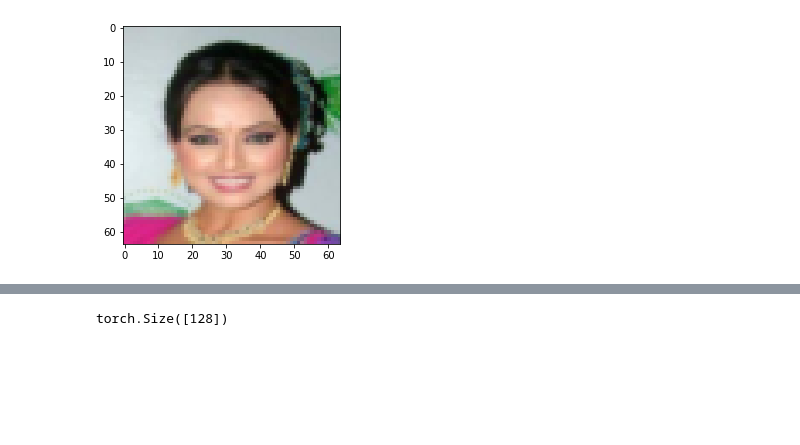
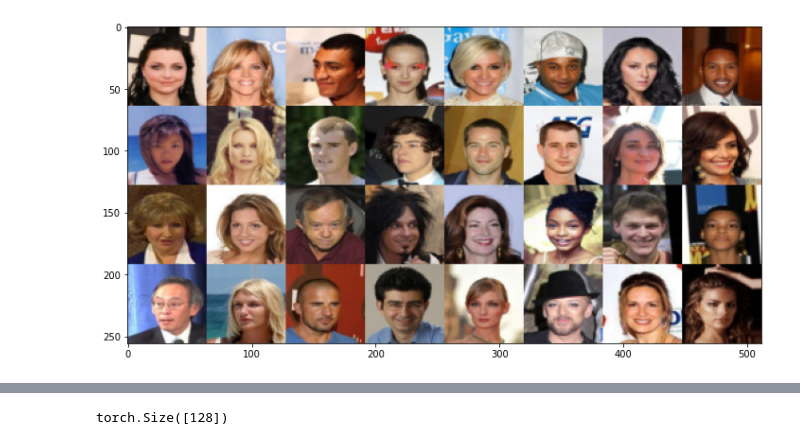
Before and after one commit to YakubovSlava/PrivateCodeRepo, a Jupyter notebook: DCGAN/model_faces.ipynb, the cells around one changed output, grey strips where cells are left out. Saved outputs shown, nothing was run; the diff lists cells and outputs as text; code cells hidden in the pictures; blank space fills up the shorter version.

```diff
--- a/DCGAN/model_faces.ipynb
+++ b/DCGAN/model_faces.ipynb
@@ -128,8 +110,11 @@ Clipping input data to the valid range for imshow with RGB data ([0..1] for floa
 # %%
-plt.imshow(next(iter(dataloader))[0][:32][0].detach().numpy()[(0,1,2),:, :].transpose(1,2,0)*0.5+0.5)
+images = (next(iter(dataloader))[0][:32].detach().numpy()).reshape(4, 8,3, 64, 64)
+images = np.concatenate(np.concatenate(images, axis=2), axis=2).transpose(1,2,0)*0.5+0.5
+plt.figure(figsize=(12, 24))
+plt.imshow(images)
 plt.show()
 # %% [output]
-[figure, old version]
+[figure, new version]
 # %%
 discriminator = Discriminator(channels=channels).to(device)
 generator = Generator(channels=channels, z_dim=z_dim).to(device)
```
Also changed, not shown: parts of 16 cells of this notebook.
